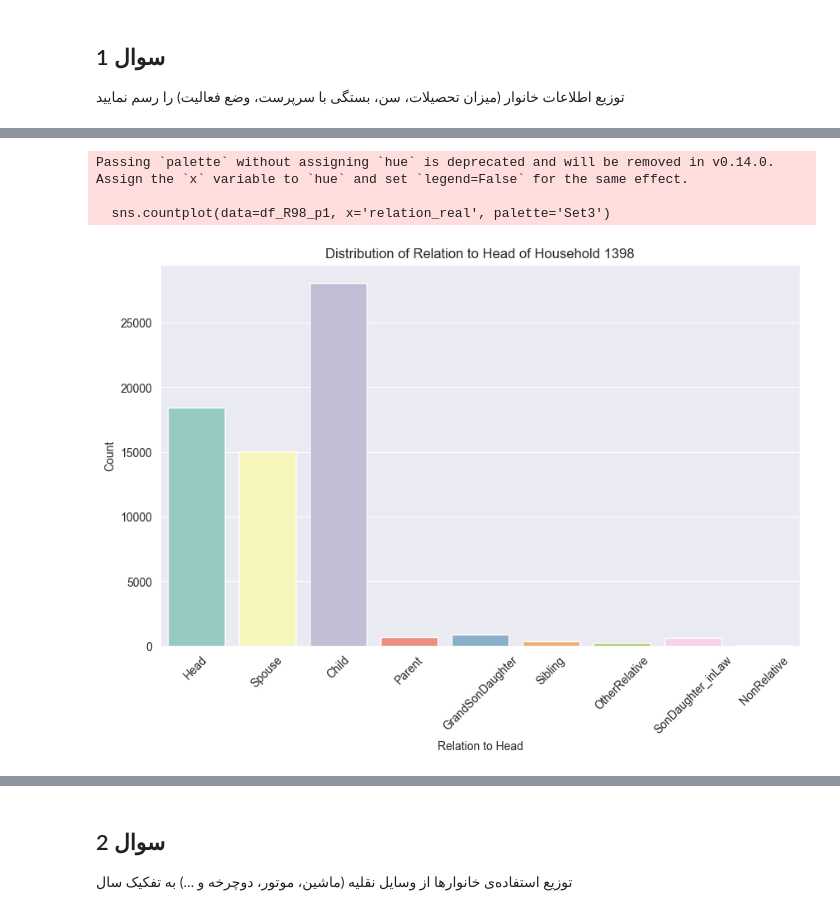
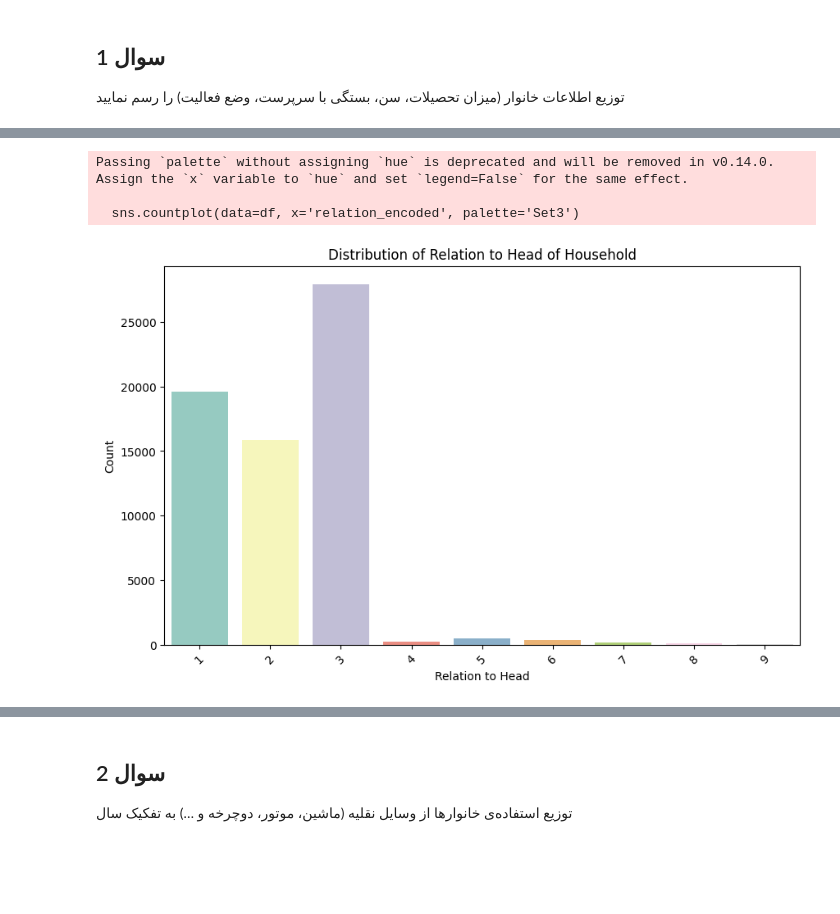
Before and after one commit to ilyanozary/project_1_quera, a Jupyter notebook: Statistics.ipynb, the cells around one changed output, grey strips where cells are left out. Cells and saved outputs as stored; diff of their text form; code cells hidden in the pictures; blank space fills up the shorter version.

```diff
--- a/Statistics.ipynb
+++ b/Statistics.ipynb
@@ -68,0 +13,3 @@ occupationalst_mapping = {
+# %%
+file_name = 'U1401_cleaned.xlsx'
+df = pd.read_excel(file_name, sheet_name='U1401P1')
@@ -169,16 +61,14 @@ Passing `palette` without assigning `hue` is deprecated and will be removed in v
 # %%
 # رسم توزیع بستگی با سرپرست
-
-df_R98_p1['relation_real'] = df_R98_p1['relation_encoded'].replace(relation_mapping)
 plt.figure(figsize=(10, 6))
-sns.countplot(data=df_R98_p1, x='relation_real', palette='Set3')
-plt.title('Distribution of Relation to Head of Household 1398')
+sns.countplot(data=df, x='relation_encoded', palette='Set3')
+plt.title('Distribution of Relation to Head of Household')
 plt.xlabel('Relation to Head')
 plt.ylabel('Count')
 plt.xticks(rotation=45)
 plt.show()
 # %% [output]
 Passing `palette` without assigning `hue` is deprecated and will be removed in v0.14.0. Assign the `x` variable to `hue` and set `legend=False` for the same effect.
 
-  sns.countplot(data=df_R98_p1, x='relation_real', palette='Set3')
+  sns.countplot(data=df, x='relation_encoded', palette='Set3')
-[figure, old version]
+[figure, new version]
```
Also changed, not shown: parts of 138 cells of this notebook.
